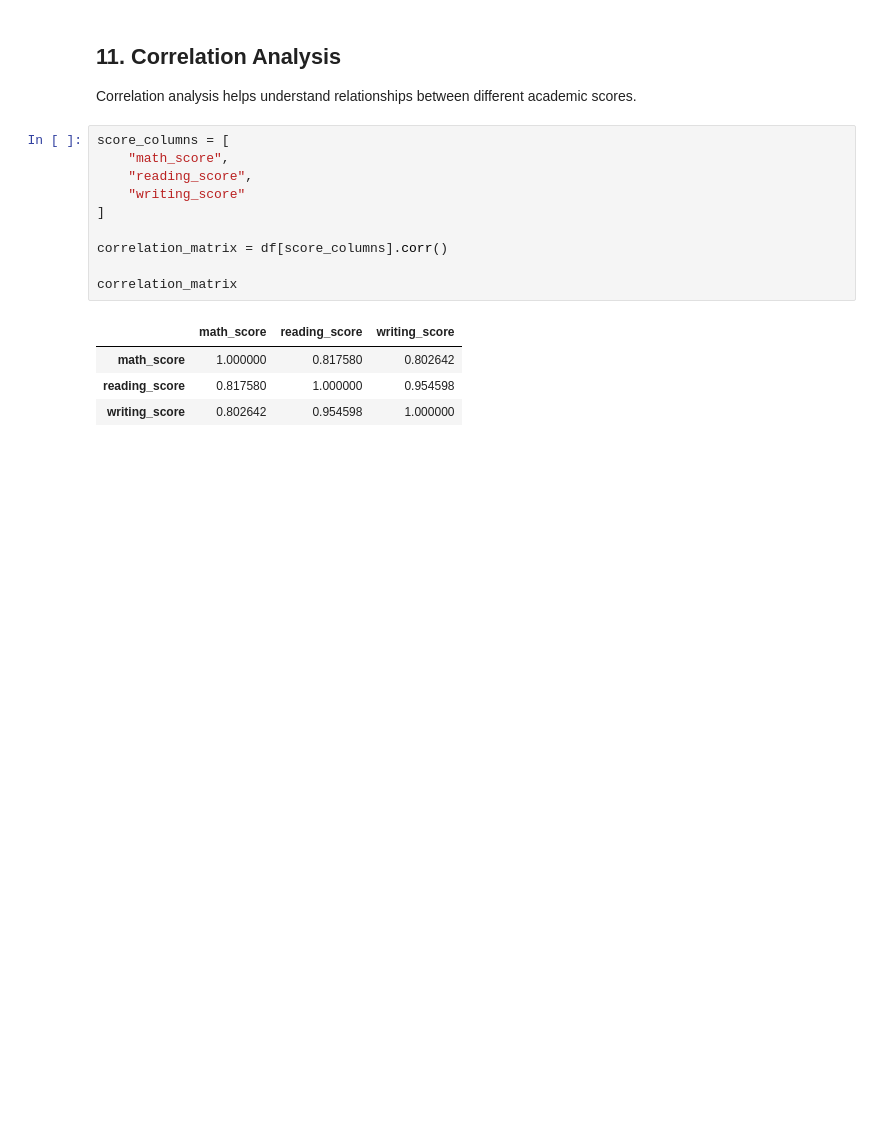
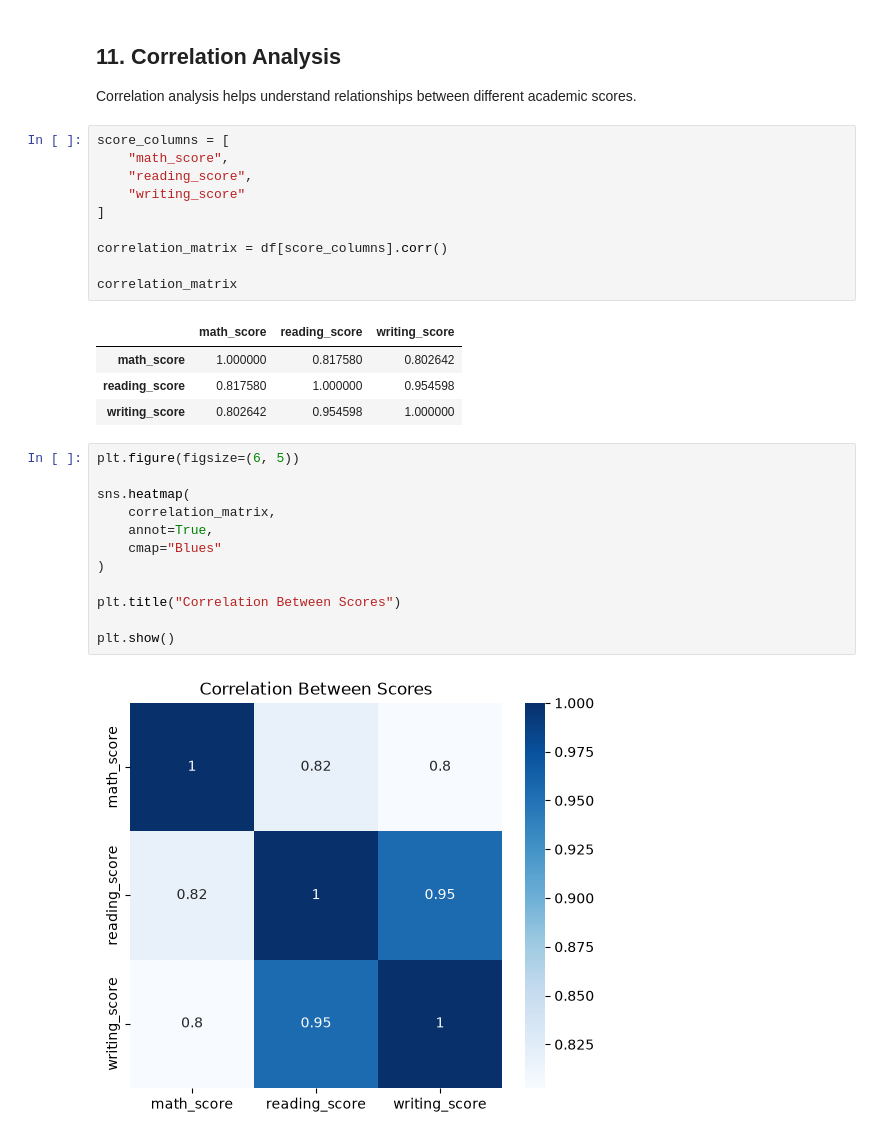
Before and after one commit to heydhwani/Assignment_1, a Jupyter notebook: notebooks/student_analysis.ipynb, the cells around one changed output. Cells and saved outputs as stored; diff of their text form; blank space fills up the shorter version.

```diff
--- a/notebooks/student_analysis.ipynb
+++ b/notebooks/student_analysis.ipynb
@@ -208,3 +208,17 @@ correlation_matrix
 | math_score | 1.000000 | 0.817580 | 0.802642 |
 | reading_score | 0.817580 | 1.000000 | 0.954598 |
 | writing_score | 0.802642 | 0.954598 | 1.000000 |
+# %%
+plt.figure(figsize=(6, 5))
+
+sns.heatmap(
+    correlation_matrix,
+    annot=True,
+    cmap="Blues"
+)
+
+plt.title("Correlation Between Scores")
+
+plt.show()
+# %% [output]
+[figure, added]
```
Also changed, not shown: parts of 4 cells of this notebook.
